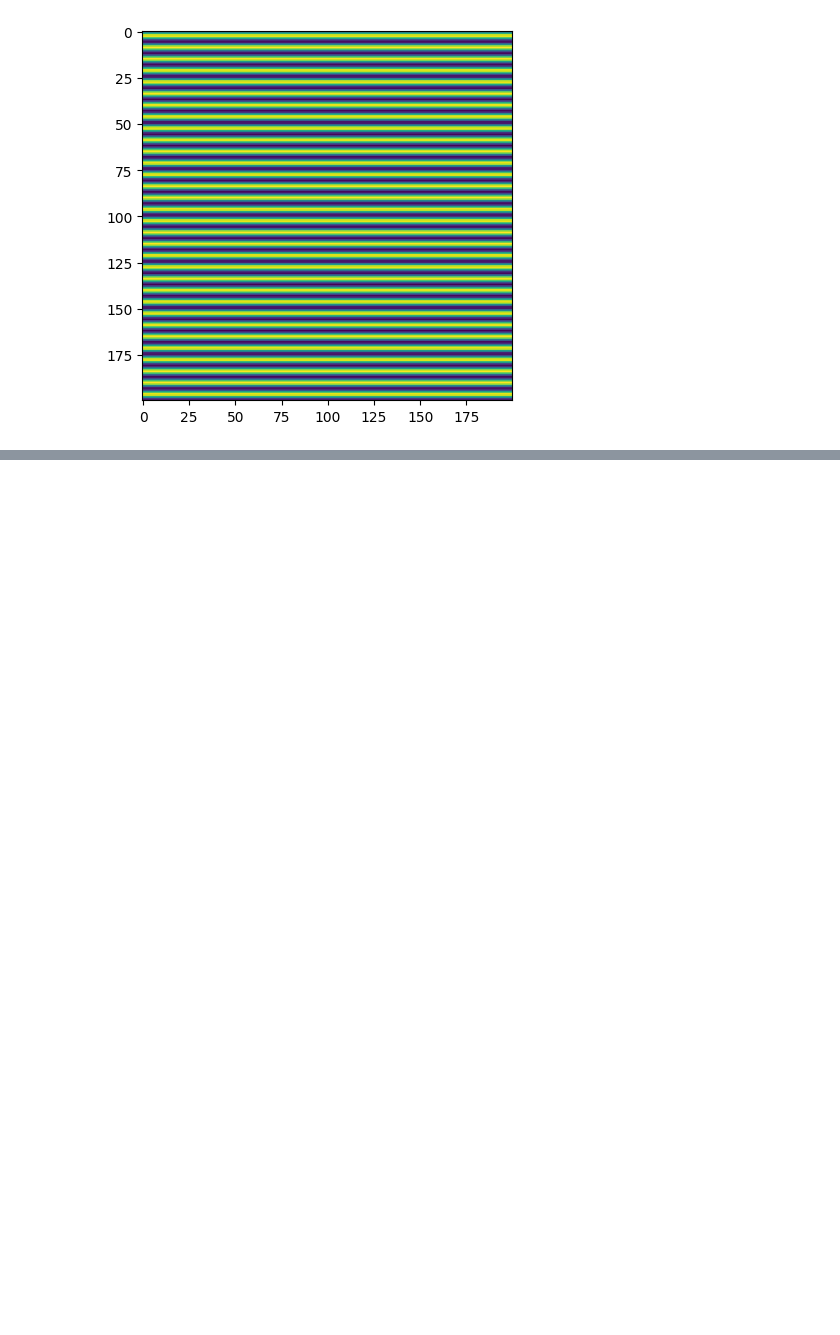
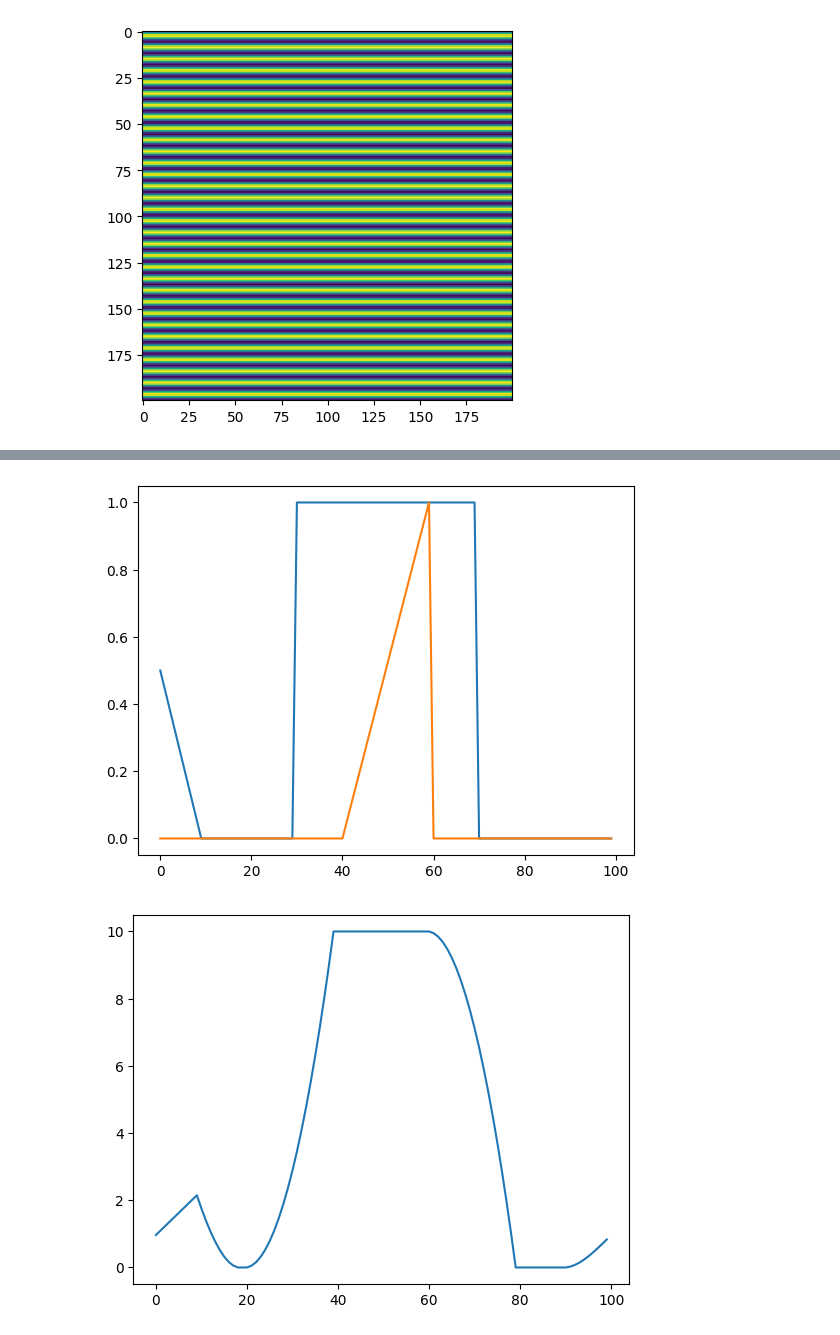
Before and after one commit to farhadnkm/WAVES_AND_OPTICS, a Jupyter notebook: 05-Fourier_optics.ipynb, the cells around one changed output, grey strips where cells are left out. Cells and saved outputs as stored; diff of their text form; code cells hidden in the pictures; blank space fills up the shorter version.

```diff
--- a/05-Fourier_optics.ipynb
+++ b/05-Fourier_optics.ipynb
@@ -125,0 +174,23 @@ plt.show()
+# %%
+from numpy.fft import fft, ifft, fftshift
+
+a = np.zeros(100, dtype=np.float64)
+a[:10] = np.linspace(0.5, 0, 10)
+a[30:70] = 1
+b = np.zeros(100, dtype=np.float64)
+b[40:60] = np.linspace(0, 1, 20)
+
+plt.plot(a)
+plt.plot(b)
+plt.show()
+
+
+a = np.concatenate([a])
+b = np.concatenate([b])
+conv_ab = fftshift(ifft(fft(a) * fft(b)))
+
+plt.plot(conv_ab)
+plt.show()
+# %% [output]
+[figure, added]
+[figure, added]
```
Also changed, not shown: parts of 9 cells of this notebook.
